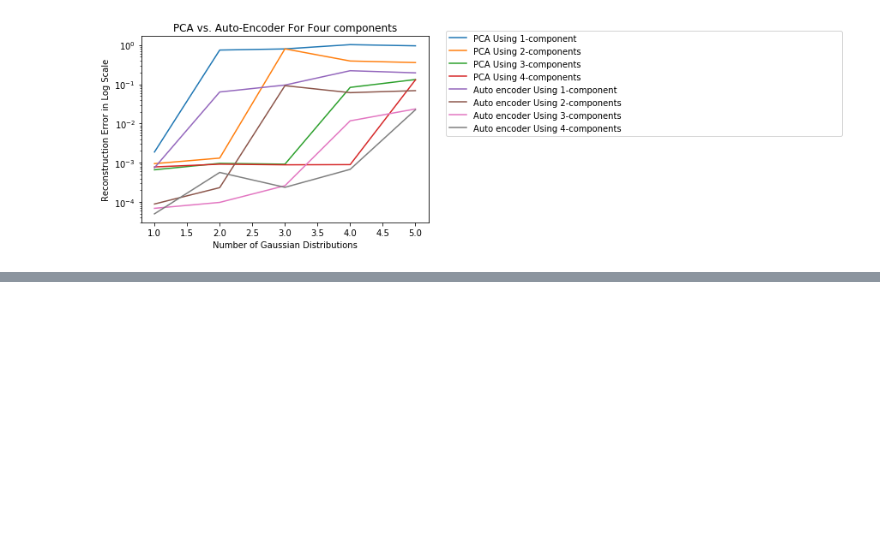
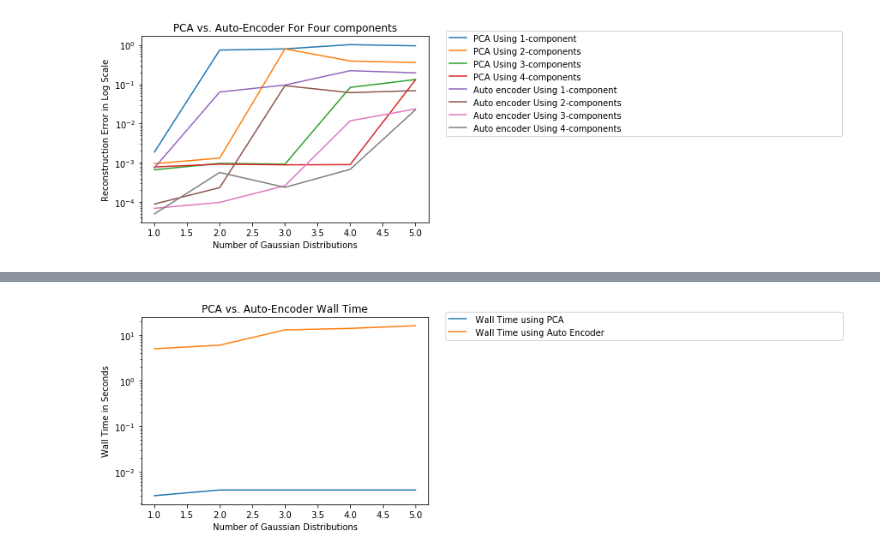
Before and after one commit to muneebasirshar/Data-Collection-, a Jupyter notebook: results.ipynb, the cells around one changed output, grey strips where cells are left out. Saved outputs shown, nothing was run; the diff lists cells and outputs as text; code cells hidden in the pictures; blank space fills up the shorter version.

```diff
--- a/results.ipynb
+++ b/results.ipynb
@@ -217,0 +215,20 @@ TimeAuto=np.array([])
+# %%
+TimePCA=np.array([0.003, 0.004, 0.004, 0.004, 0.004])
+TimeAuto=np.array([5, 6, 13,14,16])
+# %%
+plt.plot(gauss, TimePCA, label=" Wall Time using PCA ")
+plt.plot(gauss, TimeAuto, label=" Wall Time using Auto Encoder")
+plt.legend(bbox_to_anchor=(1., 1.02, 1.5, .102), loc=2,
+           ncol=1, mode="expand", borderaxespad=2.)
+# Place a legend above this subplot, expanding itself to
+# fully use the given bounding box.
+plt.yscale('log')
+plt.xlabel('Number of Gaussian Distributions')
+plt.ylabel('Wall Time in Seconds')
+plt.title('PCA vs. Auto-Encoder Wall Time')
+# Create another legend for the second line.
+
+
+plt.show()
+# %% [output]
+[figure, added]
```
Also changed, not shown: parts of 13 cells of this notebook.
